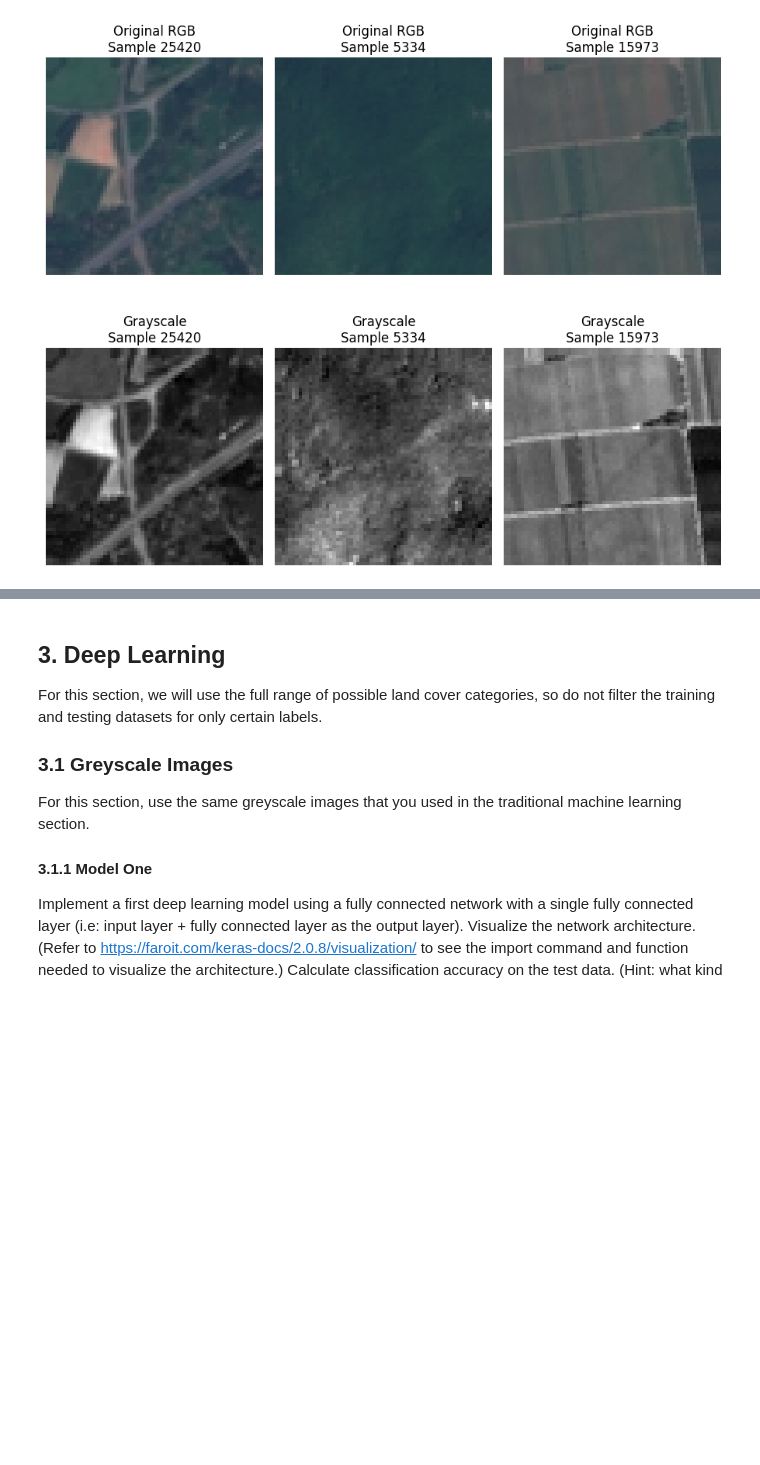
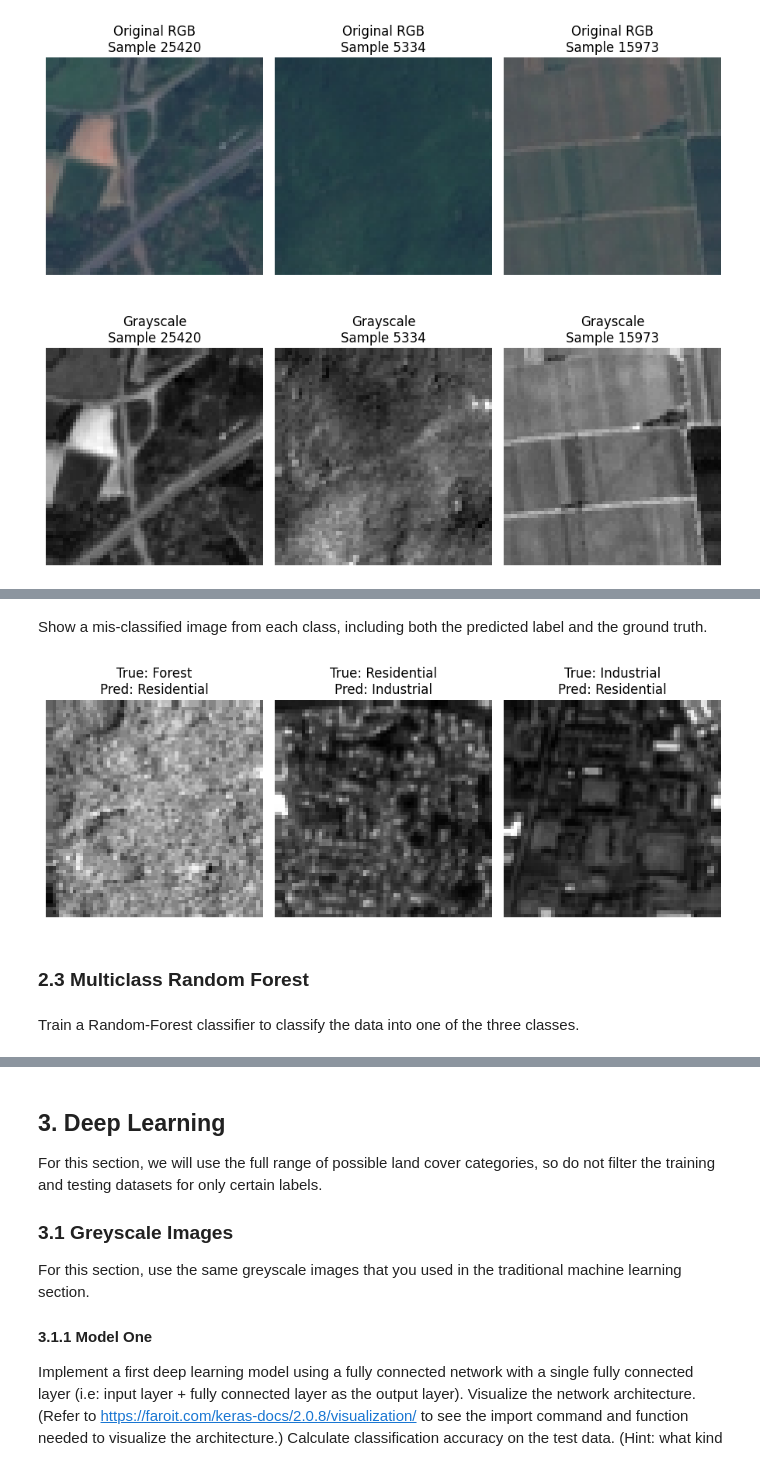
Before and after one commit to junyi2022/musa-650-remote-sensing, a Jupyter notebook: assignments/HW4/HW4.ipynb, the cells around one changed output, grey strips where cells are left out. Drawn from its saved outputs; the diff is of its cells as text; code cells hidden in the pictures; blank space fills up the shorter version.

```diff
--- a/assignments/HW4/HW4.ipynb
+++ b/assignments/HW4/HW4.ipynb
@@ -344,0 +594,31 @@ Train a Random-Forest classifier to classify the data into one of the three clas
+# %% [markdown]
+Show a mis-classified image from each class, including both the predicted label and the ground truth.
+# %%
+# Find first misclassified example for each class
+misclassified = {}
+for cls in target_indices:  # [1, 7, 4]
+    for i, (x, true_label) in enumerate(zip(X_three, y_three)):
+        if true_label == cls and y_pred_combined[i] != true_label:
+            misclassified[cls] = (x, true_label, y_pred_combined[i])
+            break
+
+# Plot misclassified images with class names
+plt.figure(figsize=(9, 4))
+for idx, cls in enumerate(target_indices):
+    if cls in misclassified:
+        x, true_label, pred_label = misclassified[cls]
+        plt.subplot(1, 3, idx+1)
+        plt.imshow(x.reshape(64, 64), cmap='gray')
+        plt.title(f"True: {class_names[true_label]}\nPred: {class_names[pred_label]}")
+        plt.axis('off')
+    else:
+        print(f"No misclassifications found for {class_names[cls]}")
+
+plt.tight_layout()
+plt.show()
+# %% [output]
+[figure, added]
+# %% [markdown]
+### 2.3 Multiclass Random Forest
+# %% [markdown]
+Train a Random-Forest classifier to classify the data into one of the three classes.
```
Also changed, not shown: parts of 26 cells of this notebook.
